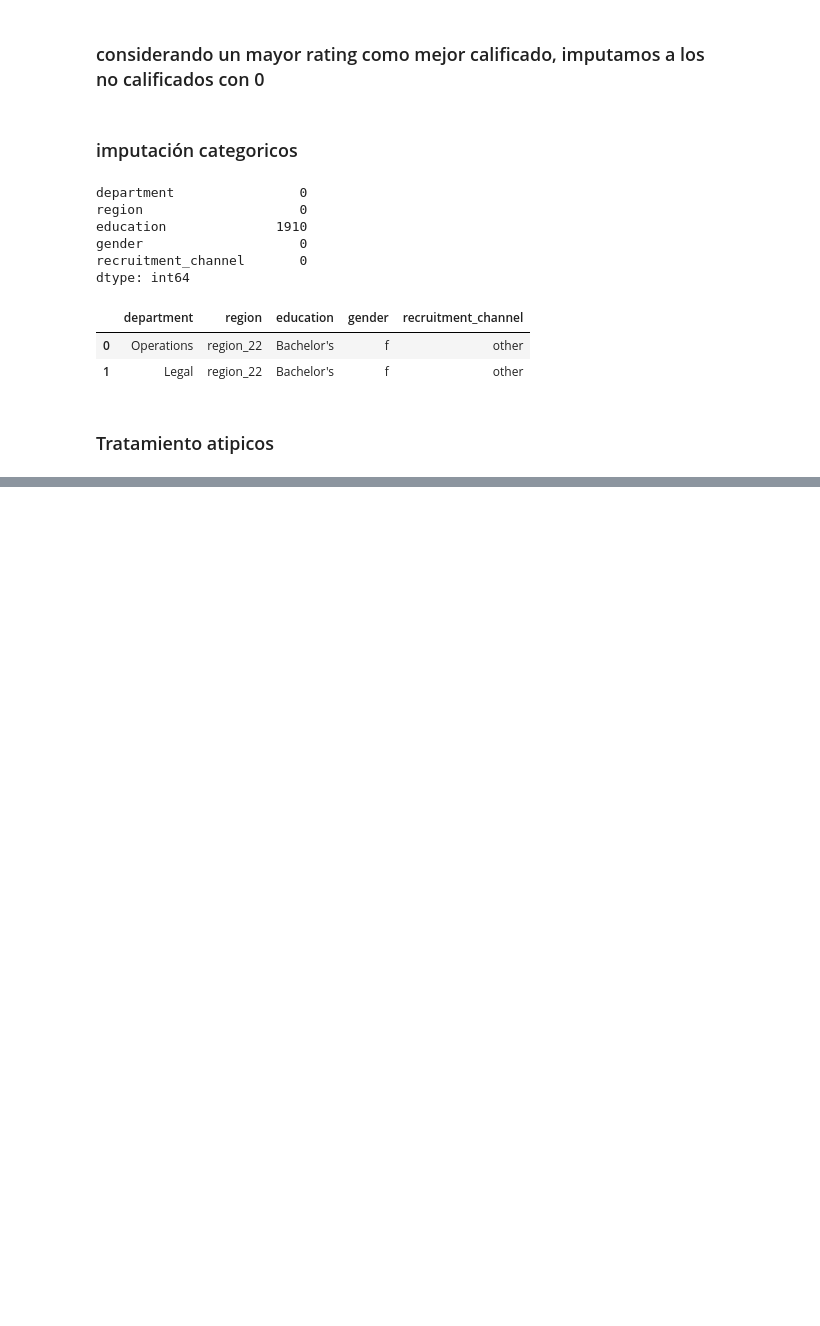
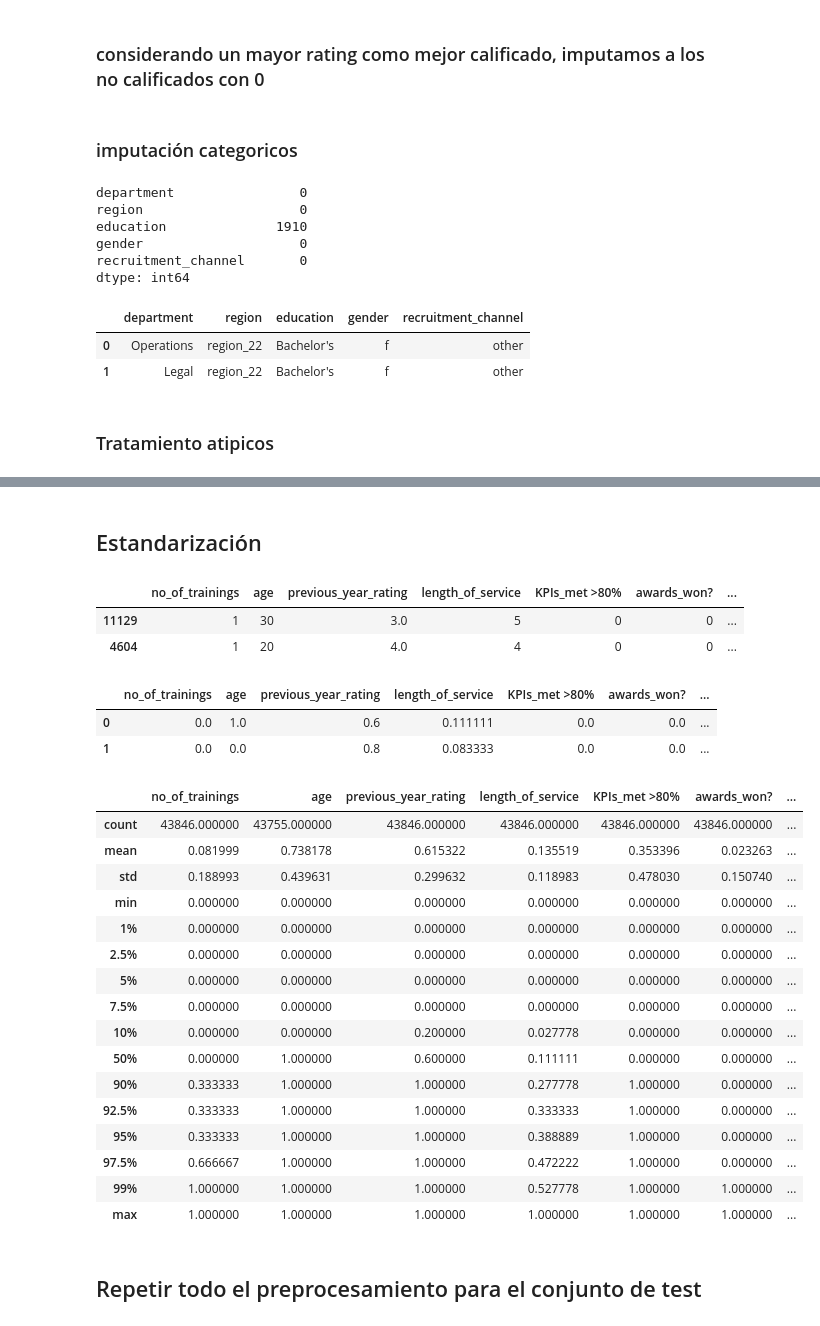
Before and after one commit to giordanap/MLA, a Jupyter notebook: Proyecto 01 - HR Analytics/00-apellido-nombre-proyecto1.ipynb, the cells around one changed output, grey strips where cells are left out. Drawn from its saved outputs; the diff is of its cells as text; code cells hidden in the pictures; blank space fills up the shorter version.

```diff
--- a/Proyecto 01 - HR Analytics/00-apellido-nombre-proyecto1.ipynb
+++ b/Proyecto 01 - HR Analytics/00-apellido-nombre-proyecto1.ipynb
@@ -518,0 +500,2 @@ X_train['experiencia'] = X_train['previous_year_rating'].apply(lambda x: 'nuevo'
+# %%
+X_train_cat_dummies.index = X_train_cat.index
@@ -518,0 +526,2 @@ X_train['experiencia'] = X_train['previous_year_rating'].apply(lambda x: 'nuevo'
+# %%
+X_train_total = pd.concat([X_train_num_imputed, X_train_cat_dummies], axis = 1)
@@ -518,0 +554,40 @@ X_train['experiencia'] = X_train['previous_year_rating'].apply(lambda x: 'nuevo'
+# %% [markdown]
+## Estandarización
+# %%
+scaler = MinMaxScaler()
+# %%
+X_train_scaled = pd.DataFrame(scaler.fit_transform(X_train_total), columns = X_train_total.columns)
+# %%
+X_train_total.head(2)
+# %% [output]
+|  | no_of_trainings | age | previous_year_rating | length_of_service | KPIs_met >80% | awards_won? | ... |
+| 11129 | 1 | 30 | 3.0 | 5 | 0 | 0 | ... |
+| 4604 | 1 | 20 | 4.0 | 4 | 0 | 0 | ... |
+# %%
+X_train_scaled.head(2)
+# %% [output]
+|  | no_of_trainings | age | previous_year_rating | length_of_service | KPIs_met >80% | awards_won? | ... |
+| 0 | 0.0 | 1.0 | 0.6 | 0.111111 | 0.0 | 0.0 | ... |
+| 1 | 0.0 | 0.0 | 0.8 | 0.083333 | 0.0 | 0.0 | ... |
+# %%
+X_train_scaled.describe(percentiles = [.01, .025, .05, .075, .1, .9, .925, .95, .975, .99])
+# %% [output]
+|  | no_of_trainings | age | previous_year_rating | length_of_service | KPIs_met >80% | awards_won? | ... |
+| count | 43846.000000 | 43755.000000 | 43846.000000 | 43846.000000 | 43846.000000 | 43846.000000 | ... |
+| mean | 0.081999 | 0.738178 | 0.615322 | 0.135519 | 0.353396 | 0.023263 | ... |
+| std | 0.188993 | 0.439631 | 0.299632 | 0.118983 | 0.478030 | 0.150740 | ... |
+| min | 0.000000 | 0.000000 | 0.000000 | 0.000000 | 0.000000 | 0.000000 | ... |
+| 1% | 0.000000 | 0.000000 | 0.000000 | 0.000000 | 0.000000 | 0.000000 | ... |
+| 2.5% | 0.000000 | 0.000000 | 0.000000 | 0.000000 | 0.000000 | 0.000000 | ... |
+| 5% | 0.000000 | 0.000000 | 0.000000 | 0.000000 | 0.000000 | 0.000000 | ... |
+| 7.5% | 0.000000 | 0.000000 | 0.000000 | 0.000000 | 0.000000 | 0.000000 | ... |
+| 10% | 0.000000 | 0.000000 | 0.200000 | 0.027778 | 0.000000 | 0.000000 | ... |
+| 50% | 0.000000 | 1.000000 | 0.600000 | 0.111111 | 0.000000 | 0.000000 | ... |
+| 90% | 0.333333 | 1.000000 | 1.000000 | 0.277778 | 1.000000 | 0.000000 | ... |
+| 92.5% | 0.333333 | 1.000000 | 1.000000 | 0.333333 | 1.000000 | 0.000000 | ... |
+| 95% | 0.333333 | 1.000000 | 1.000000 | 0.388889 | 1.000000 | 0.000000 | ... |
+| 97.5% | 0.666667 | 1.000000 | 1.000000 | 0.472222 | 1.000000 | 0.000000 | ... |
+| 99% | 1.000000 | 1.000000 | 1.000000 | 0.527778 | 1.000000 | 1.000000 | ... |
+| max | 1.000000 | 1.000000 | 1.000000 | 1.000000 | 1.000000 | 1.000000 | ... |
+# %% [markdown]
+## Repetir todo el preprocesamiento para el conjunto de test
```
Also changed, not shown: parts of 18 cells of this notebook.
